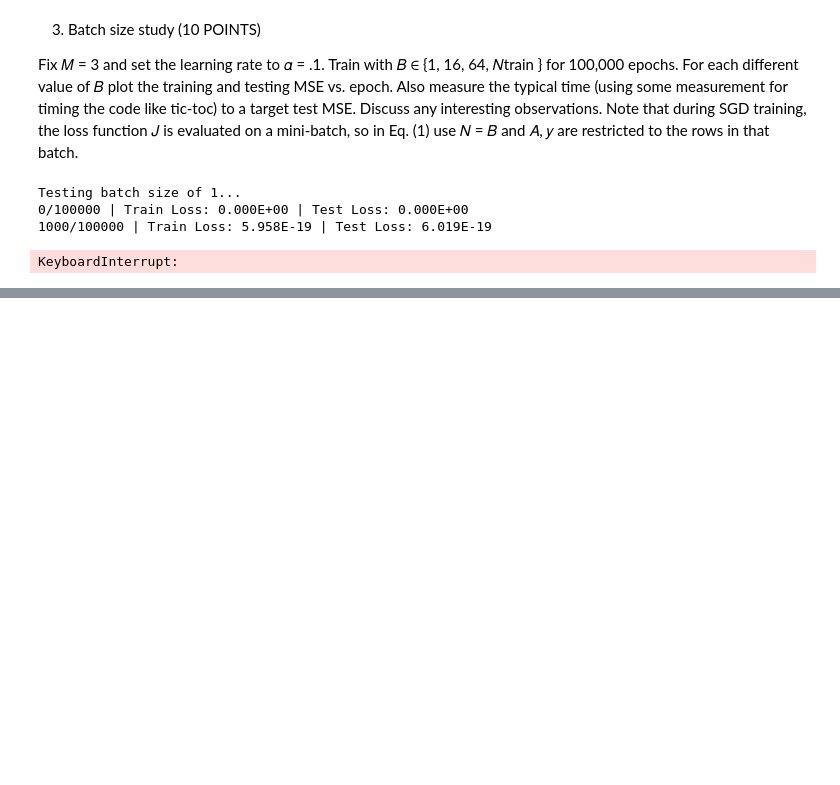
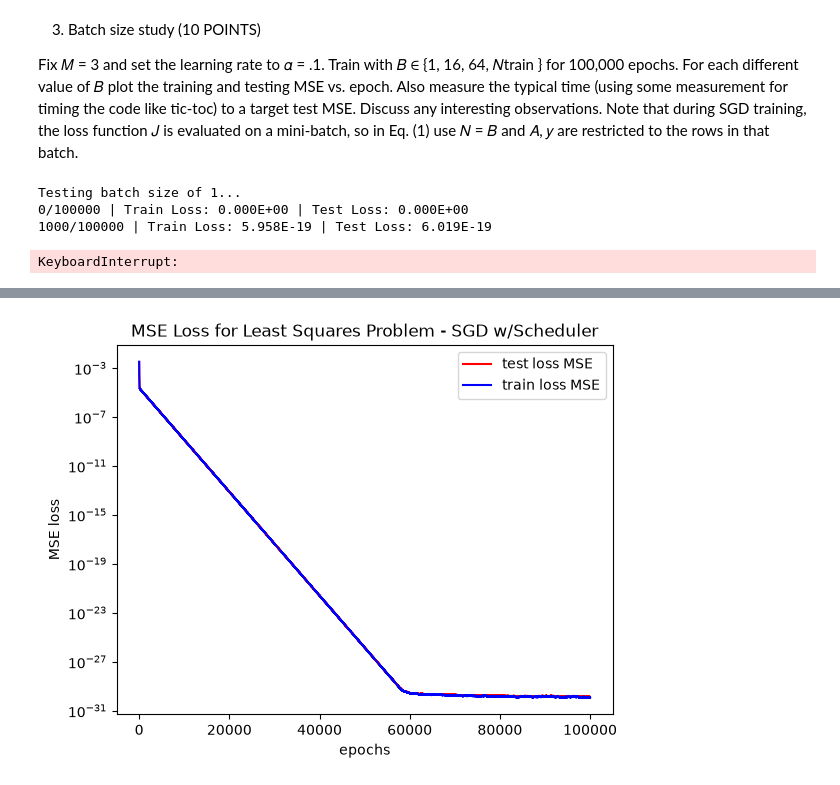
Before and after one commit to Dueling-W/SciML-GirardW-Fall26, a Jupyter notebook: Homework/Homework 6/HW6-Coding-GirardW.ipynb, the cells around one changed output, grey strips where cells are left out. Saved outputs shown, nothing was run; the diff lists cells and outputs as text; code cells hidden in the pictures; blank space fills up the shorter version.

```diff
--- a/Homework/Homework 6/HW6-Coding-GirardW.ipynb
+++ b/Homework/Homework 6/HW6-Coding-GirardW.ipynb
@@ -387,0 +555,23 @@ KeyboardInterrupt:
+# %%
+from torch.optim import lr_scheduler
+
+M = 3
+A_train = design_matrix(t_train, M)
+A_test = design_matrix(t_test, M)
+omega = torch.zeros(M + 1, requires_grad=True, dtype=torch.float64)
+
+omega_opt = torch.linalg.lstsq(torch.from_numpy(A_train), torch.from_numpy(y_train)).solution
+
+# apply linear learning rate scheduler
+opt = torch.optim.SGD([omega], lr=0.1)
+scheduler = torch.optim.lr_scheduler.StepLR(
+    optimizer,
+    step_size=1_000,      # drops every 1k epochs
+    gamma=0.6              # lr = lr * 0.6 at each drop
+)
+
+results = training_loop(A_train, A_test, y_train, y_test, omega_opt, omega, epochs=100000, batch_size=32, optimizer=opt, scheduler=scheduler)
+
+print(f'Final optimized weights: {omega}')
+print(f'Closed-form weights: {omega_opt}')
+print(f'Final L2-Norm: {torch.norm(omega - omega_opt, p=2).item()}')
@@ -387,0 +597,12 @@ KeyboardInterrupt:
+# %%
+plt.figure()
+plt.plot(list(range(100000+1)), results['test_loss'], color="red", label="test loss MSE")
+plt.plot(list(range(100000+1)), results['training_loss'], color="blue", label="train loss MSE")
+plt.legend()
+plt.xlabel("epochs")
+plt.ylabel('MSE loss')
+plt.semilogy()
+plt.title("MSE Loss for Least Squares Problem - SGD w/Scheduler")
+plt.show()
+# %% [output]
+[figure, added]
```
Also changed, not shown: parts of 16 cells of this notebook, 1 other file.
